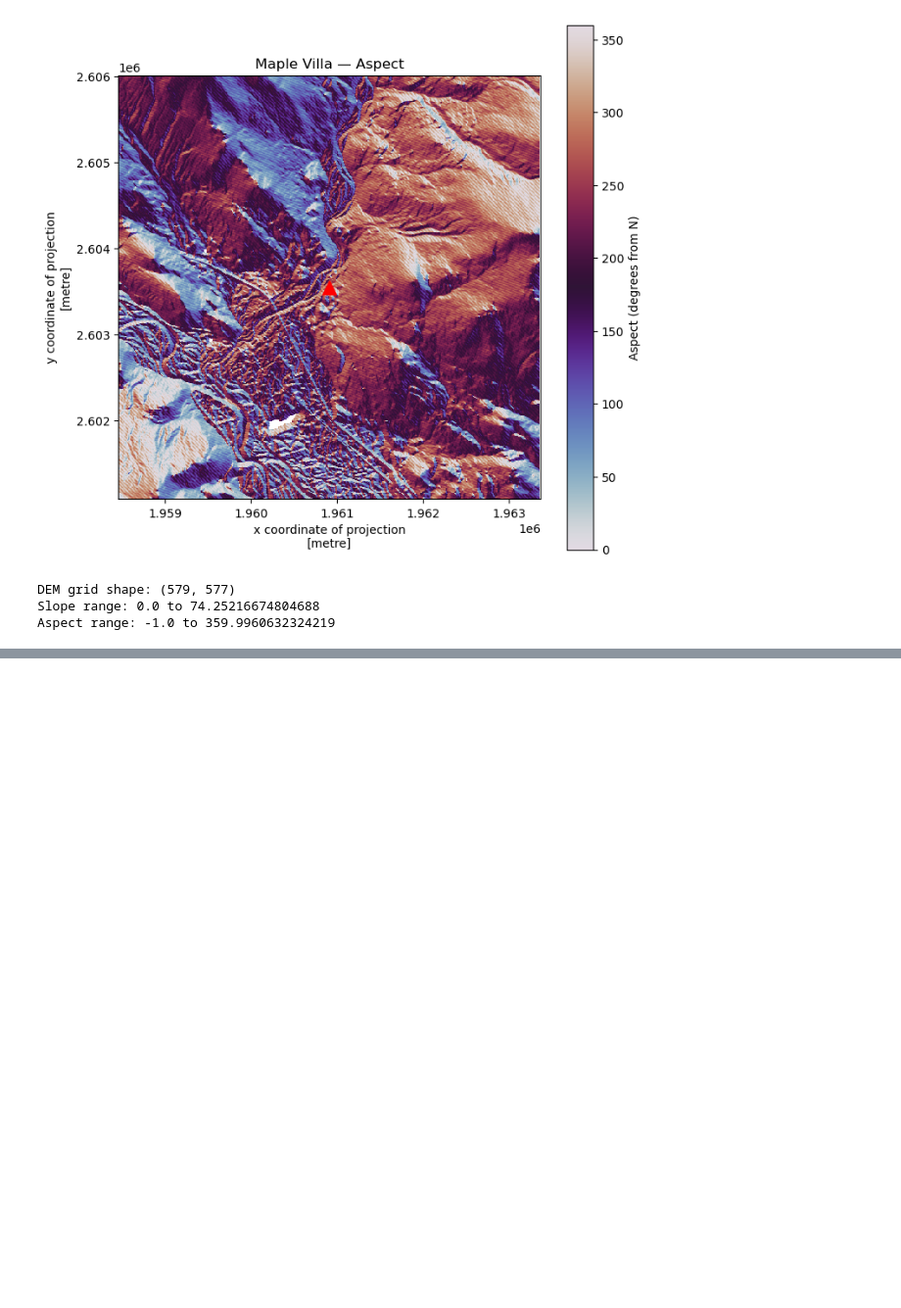
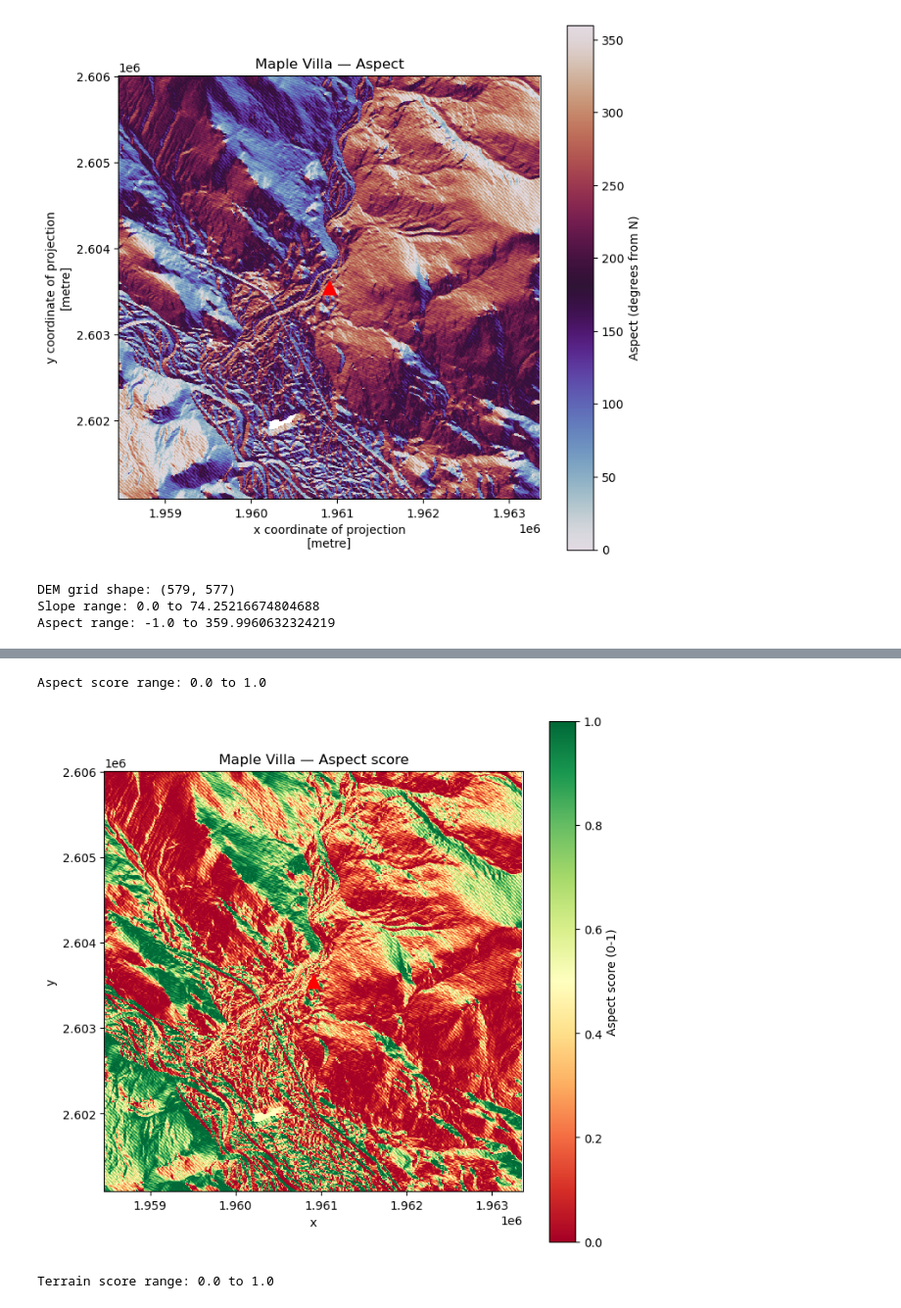
Before and after one commit to wernerns/POACH, a Jupyter notebook: notebooks/01_maple_villa_dem.ipynb, the cells around one changed output, grey strips where cells are left out. Shown at 98% size. Saved outputs shown, nothing was run; the diff lists cells and outputs as text; code cells hidden in the pictures; blank space fills up the shorter version.

Commit message:
Combine Pitch and Aspect into terrain suitability surface

```diff
--- a/notebooks/01_maple_villa_dem.ipynb
+++ b/notebooks/01_maple_villa_dem.ipynb
@@ -174,0 +175,27 @@ plt.show()
+# %%
+def score_aspect(aspect_deg, optimal_deg=45):
+    """Score slope aspect 0-1 for snow retention in New England.
+    Peaks at the optimal direction (default NE = 45 deg), falls to 0 at the
+    opposite (SW). A cosine handles the 0/360 wraparound automatically.
+    Flat cells (aspect = -1) have no real direction, so they get a neutral 0.5
+    -- the Pitch score zeroes those out downstream anyway."""
+    angle_diff = np.deg2rad(aspect_deg - optimal_deg)
+    score = (1 + np.cos(angle_diff)) / 2
+    score = xr.where(aspect_deg < 0, 0.5, score)   # flat cells -> neutral
+    return score
+
+aspect_score = score_aspect(aspect)
+# %%
+print("Aspect score range:", float(aspect_score.min()), "to", float(aspect_score.max()))
+# %% [output]
+Aspect score range: 0.0 to 1.0
+# %%
+fig, ax = plt.subplots(figsize=(8, 8))
+aspect_score.plot(ax=ax, cmap="RdYlGn", vmin=0, vmax=1,
+                  cbar_kwargs={"label": "Aspect score (0-1)"})
+ax.plot(trail_x, trail_y, marker="^", color="red", markersize=12)
+ax.set_title("Maple Villa — Aspect score")
+ax.set_aspect("equal")
+plt.show()
+# %% [output]
+[figure, added]
@@ -174,0 +214,4 @@ plt.show()
+# %%
+print("Terrain score range:", float(terrain_score.min()), "to", float(terrain_score.max()))
+# %% [output]
+Terrain score range: 0.0 to 1.0
```
Also changed, not shown: parts of 3 cells of this notebook.
